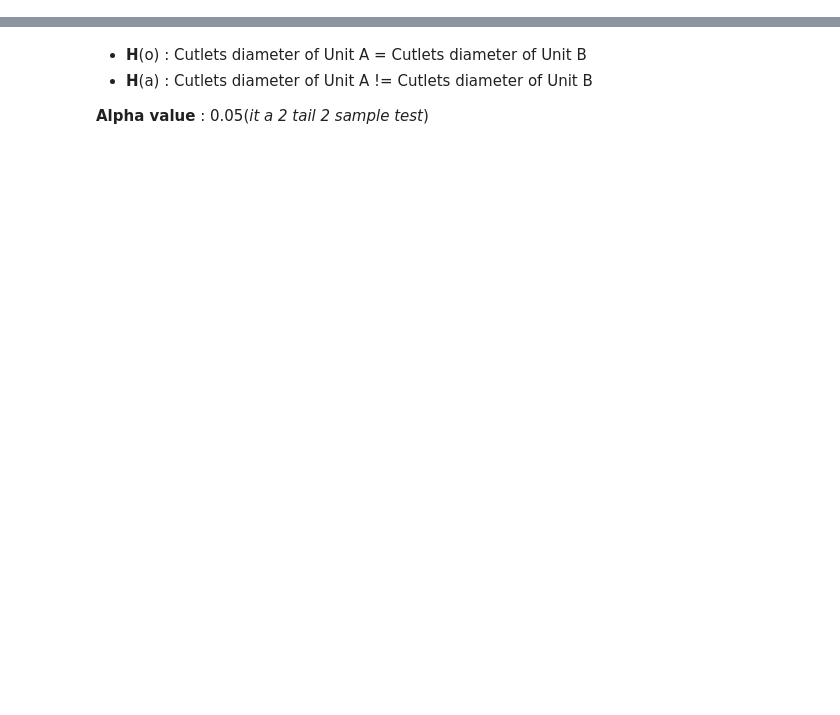
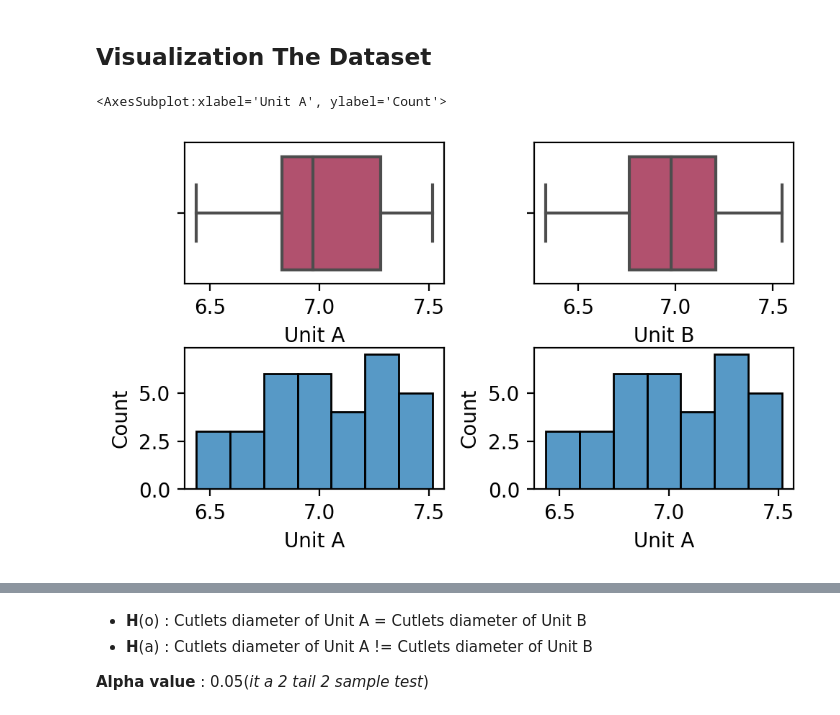
Before and after one commit to kunal-mallick/Data-Science-Assignments, a Jupyter notebook: Hypothesis Testing/Code/Q1.ipynb, the cells around one changed output, grey strips where cells are left out. Saved outputs shown, nothing was run; the diff lists cells and outputs as text; code cells hidden in the pictures; blank space fills up the shorter version.

```diff
--- a/Hypothesis Testing/Code/Q1.ipynb
+++ b/Hypothesis Testing/Code/Q1.ipynb
@@ -1,3 +1,13 @@
 # %% [markdown]
 <a href="https://colab.research.google.com/github/kunal-mallick/Data-Science-Assignments/blob/main/Hypothesis%20Testing/Code/Q1.ipynb" target="_parent"><img src="https://colab.research.google.com/assets/colab-badge.svg" alt="Open In Colab"/></a>
+# %%
+import pandas as pd
+from scipy import stats as st
+import matplotlib.pyplot as plt
+import seaborn as sns
+import warnings
+
+warnings.filterwarnings('ignore')
+plt.rcParams['figure.figsize'] = (5,3)
+plt.rcParams['figure.dpi'] = 200
 # %% [markdown]
@@ -6,0 +41,13 @@
+# %% [markdown]
+## Visualization The Dataset
+# %%
+fig,ax = plt.subplots(2,2)
+plt.tight_layout()
+
+sns.boxplot(df['Unit A'], ax = ax[0,0], palette = 'flare')
+sns.boxplot(df['Unit B'], ax = ax[0,1], palette = 'flare')
+sns.histplot(df['Unit A'], ax = ax[1,0])
+sns.histplot(df['Unit A'], ax = ax[1,1])
+# %% [output]
+<AxesSubplot:xlabel='Unit A', ylabel='Count'>
+[figure, added]
```
Also changed, not shown: parts of 15 cells of this notebook.
